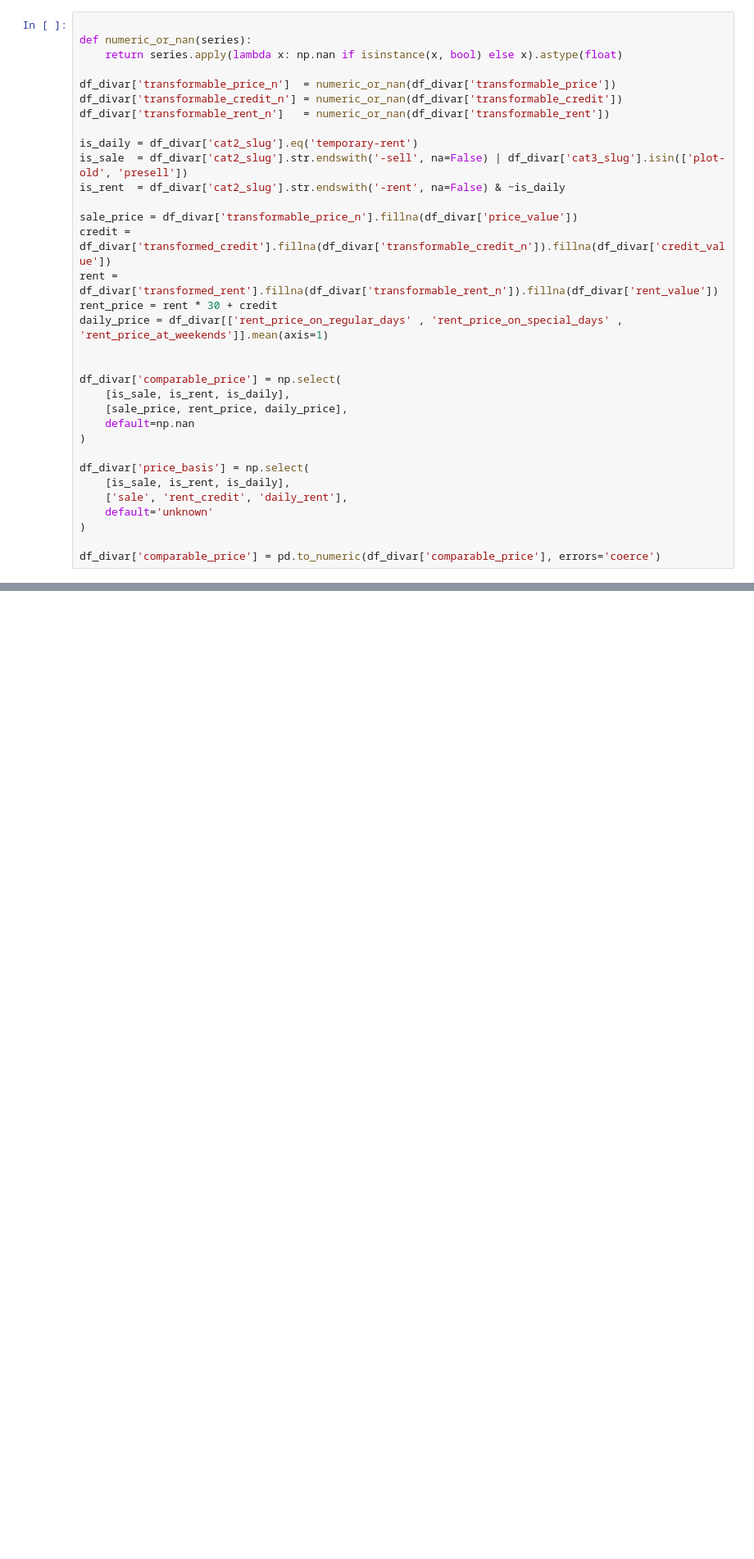
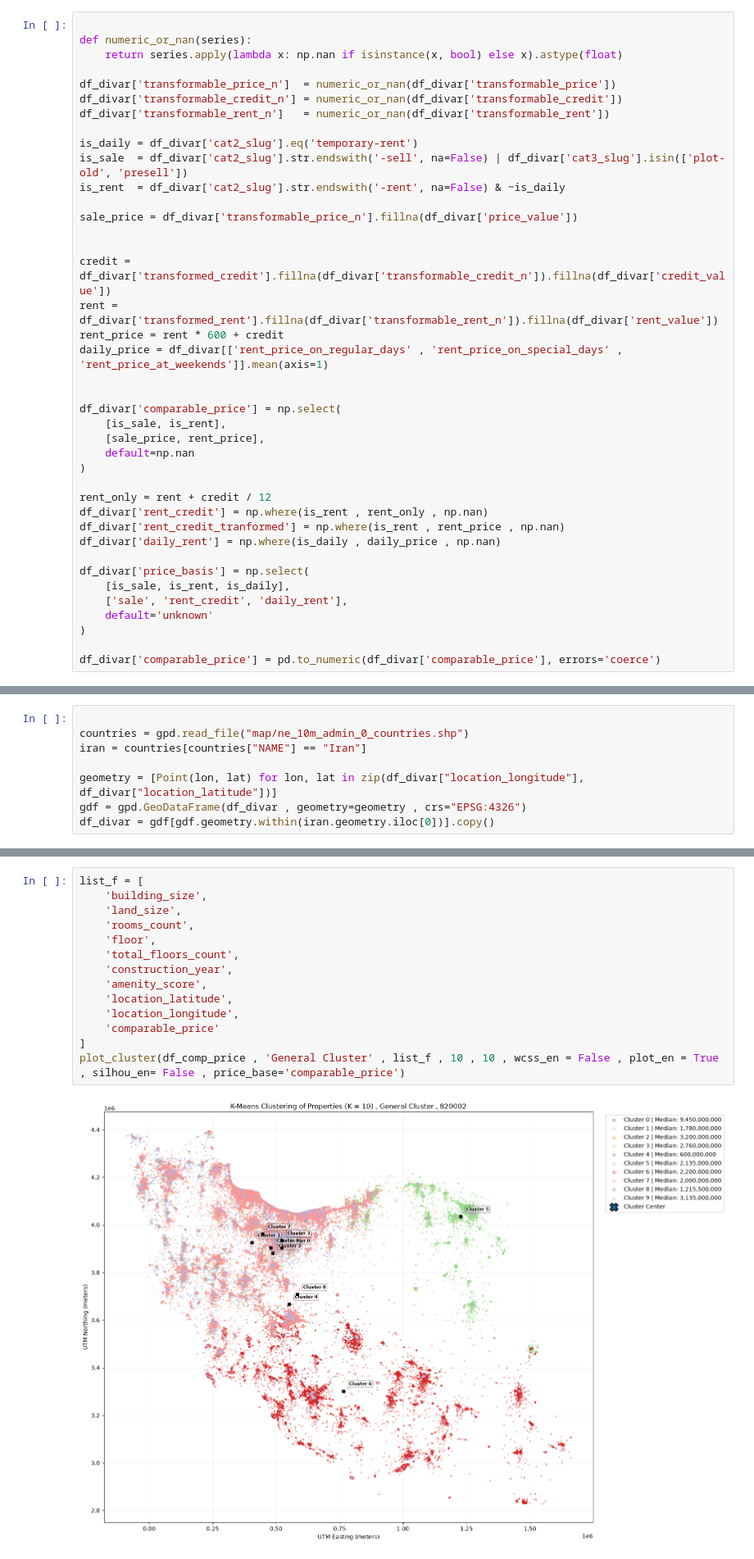
Before and after one commit to pouryaseiedi/AI-Bootcamp-Project1, a Jupyter notebook: part3.ipynb, the cells around one changed output, grey strips where cells are left out. Shown at 82% size. Saved outputs shown, nothing was run; the diff lists cells and outputs as text; blank space fills up the shorter version.

```diff
--- a/part3.ipynb
+++ b/part3.ipynb
@@ -28,17 +32,24 @@ is_sale  = df_divar['cat2_slug'].str.endswith('-sell', na=False) | df_divar['cat
 is_rent  = df_divar['cat2_slug'].str.endswith('-rent', na=False) & ~is_daily
 
 sale_price = df_divar['transformable_price_n'].fillna(df_divar['price_value'])
+
+
 credit = df_divar['transformed_credit'].fillna(df_divar['transformable_credit_n']).fillna(df_divar['credit_value'])
 rent = df_divar['transformed_rent'].fillna(df_divar['transformable_rent_n']).fillna(df_divar['rent_value'])
-rent_price = rent * 30 + credit
+rent_price = rent * 600 + credit
 daily_price = df_divar[['rent_price_on_regular_days' , 'rent_price_on_special_days' , 'rent_price_at_weekends']].mean(axis=1)
 
 
 df_divar['comparable_price'] = np.select(
-    [is_sale, is_rent, is_daily],
-    [sale_price, rent_price, daily_price],
+    [is_sale, is_rent],
+    [sale_price, rent_price],
     default=np.nan
 )
+
+rent_only = rent + credit / 12
+df_divar['rent_credit'] = np.where(is_rent , rent_only , np.nan)
+df_divar['rent_credit_tranformed'] = np.where(is_rent , rent_price , np.nan)
+df_divar['daily_rent'] = np.where(is_daily , daily_price , np.nan)
 
 df_divar['price_basis'] = np.select(
     [is_sale, is_rent, is_daily],
@@ -219,6 +281,14 @@ drop_list = [
 ]
 
 df_divar = df_divar.drop(columns=drop_list)
+# %%
+
+countries = gpd.read_file("map/ne_10m_admin_0_countries.shp")
+iran = countries[countries["NAME"] == "Iran"]
+
+geometry = [Point(lon, lat) for lon, lat in zip(df_divar["location_longitude"], df_divar["location_latitude"])]
+gdf = gpd.GeoDataFrame(df_divar , geometry=geometry , crs="EPSG:4326")
+df_divar = gdf[gdf.geometry.within(iran.geometry.iloc[0])].copy()
 # %%
 d_comp_price= ['rent_mode', 'rent_value', 'rent_type', 'price_mode', 'price_value', 'credit_mode',
        'credit_value', 'rent_credit_transform', 'transformable_price',
@@ -329,0 +391,16 @@ plt.show()
+# %%
+list_f = [
+    'building_size',
+    'land_size',
+    'rooms_count',
+    'floor',
+    'total_floors_count',
+    'construction_year',
+    'amenity_score',
+    'location_latitude',
+    'location_longitude',
+    'comparable_price'
+]
+plot_cluster(df_comp_price , 'General Cluster' , list_f , 10 , 10 , wcss_en = False , plot_en = True , silhou_en= False , price_base='comparable_price')
+# %% [output]
+[figure, added]
```
Also changed, not shown: parts of 21 cells of this notebook, 5 other files.
